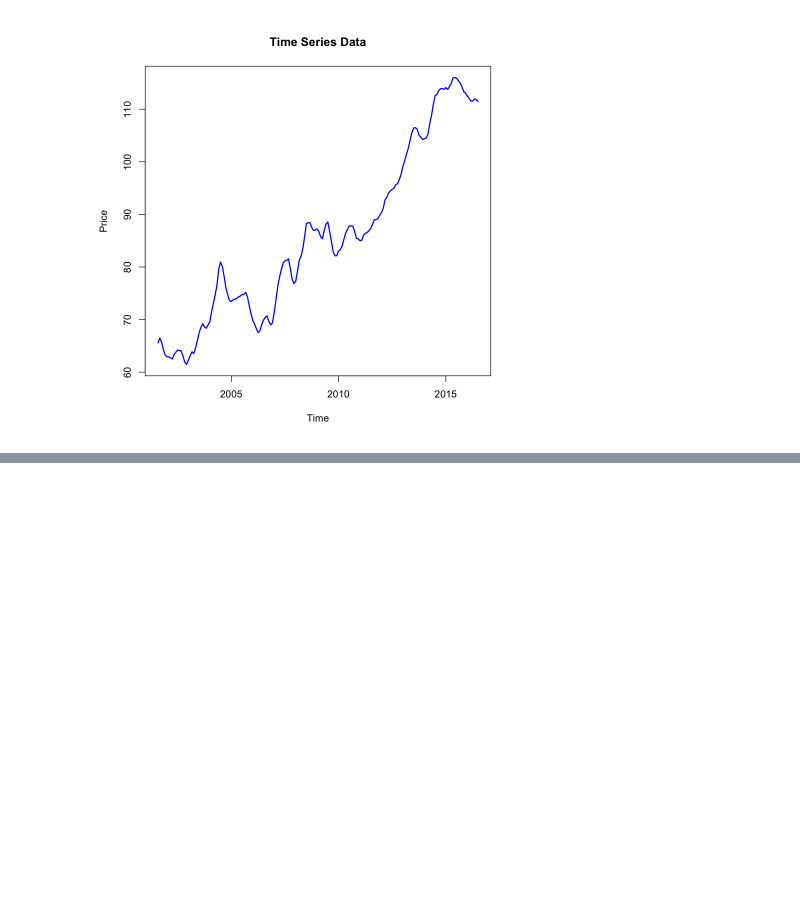
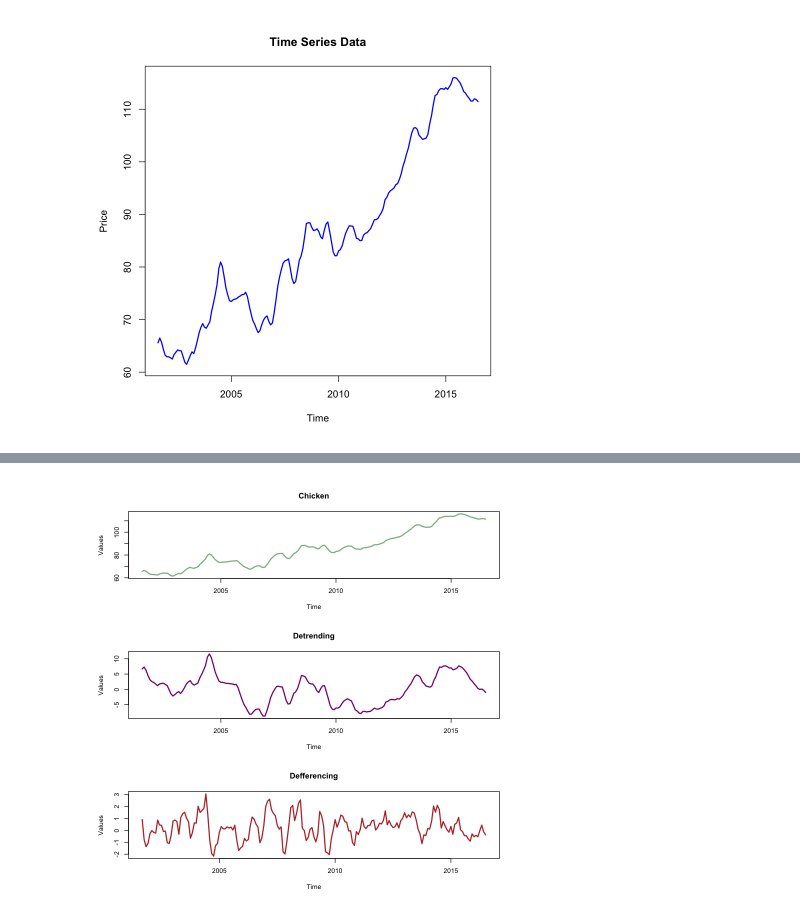
Before and after one commit to HoaPham119/Master, a Jupyter notebook: TimeSeries/ThucHanh/lab2.ipynb, the cells around one changed output, grey strips where cells are left out. Drawn from its saved outputs; the diff is of its cells as text; code cells hidden in the pictures; blank space fills up the shorter version.

```diff
--- a/TimeSeries/ThucHanh/lab2.ipynb
+++ b/TimeSeries/ThucHanh/lab2.ipynb
@@ -46,0 +46,3 @@ $X_t$ = \_t + Y_t
+# %%
+lm_model = lm(chicken ~ time(chicken))
+lm_model
@@ -46,0 +56,6 @@ $X_t$ = \_t + Y_t
+# %%
+b0 = lm_model$coefficients[1]
+b1 = lm_model$coefficients[2]
+# %%
+y_trend = chicken - b0 - b1*(time((chicken)))
+y_trend
@@ -46,0 +83,3 @@ $X_t$ = \_t + Y_t
+# %%
+diff_checken = diff(chicken, lag= 1)
+diff_checken
@@ -46,0 +105,11 @@ $X_t$ = \_t + Y_t
+# %%
+# Set up the plotting area to have 1 row and 2 columns
+par(mfrow=c(3,1))
+
+plot(chicken, type = "l", col = "#8aba8f", lwd = 2, ylab = "Values", xlab = "Time", main = "Chicken")
+
+plot(y_trend, type = "l", col = "#871c82", lwd = 2, ylab = "Values", xlab = "Time", main = "Detrending")
+
+plot(diff_checken, type = "l", col = "#b93434", lwd = 2, ylab = "Values", xlab = "Time", main = "Defferencing")
+# %% [output]
+[figure, added]
```
Also changed, not shown: parts of 8 cells of this notebook, 17 other files.
